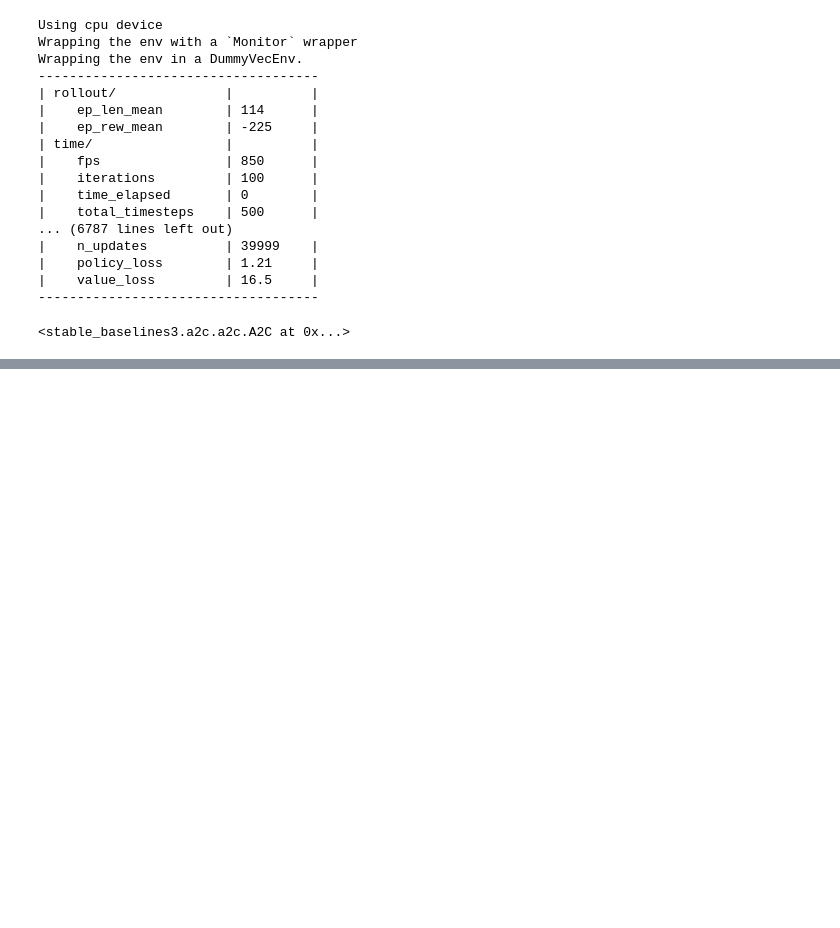
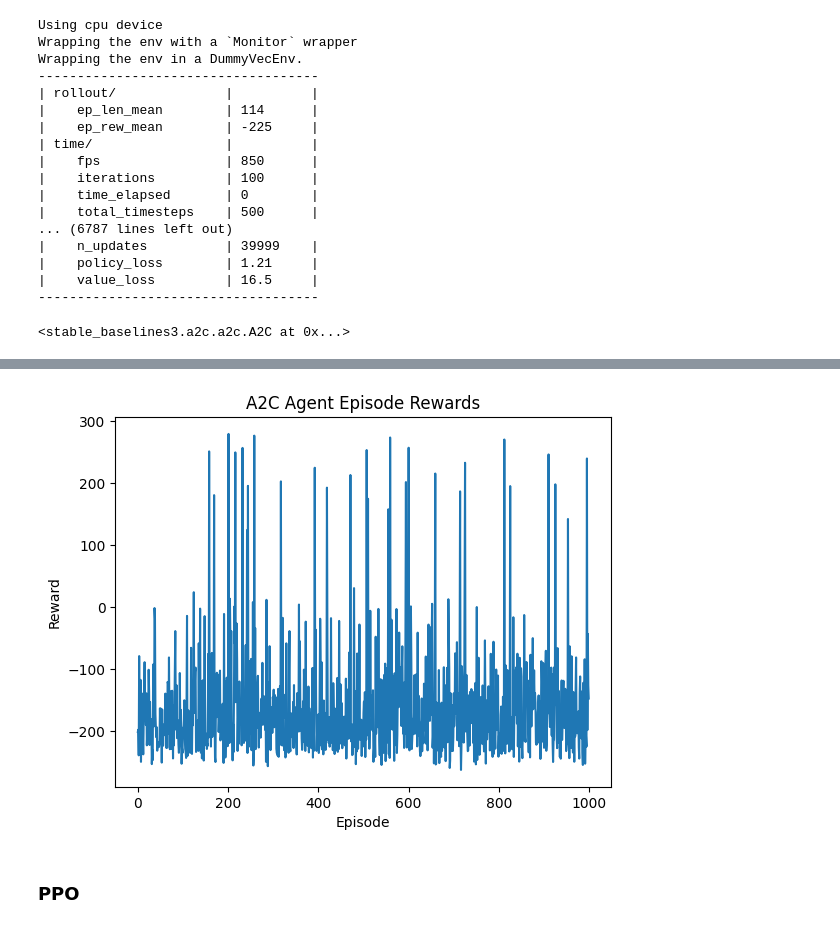
Before and after one commit to MGN19/Reinforcement-learning, a Jupyter notebook: Lunar Lander.ipynb, the cells around one changed output, grey strips where cells are left out. Drawn from its saved outputs; the diff is of its cells as text; code cells hidden in the pictures; blank space fills up the shorter version.

Commit message:
PPO w/ comparison plot

```diff
--- a/Lunar Lander.ipynb
+++ b/Lunar Lander.ipynb
@@ -225,6 +225,10 @@ Episode 829: Reward = -203.45
 # %%
 plt.plot(rewards_a2c)
-plt.title("DQN Agent Episode Rewards")
+plt.title("A2C Agent Episode Rewards")
 plt.xlabel("Episode")
 plt.ylabel("Reward")
 plt.show()
+# %% [output]
+[figure, added]
+# %% [markdown]
+### PPO
```
Also changed, not shown: parts of 7 cells of this notebook.
